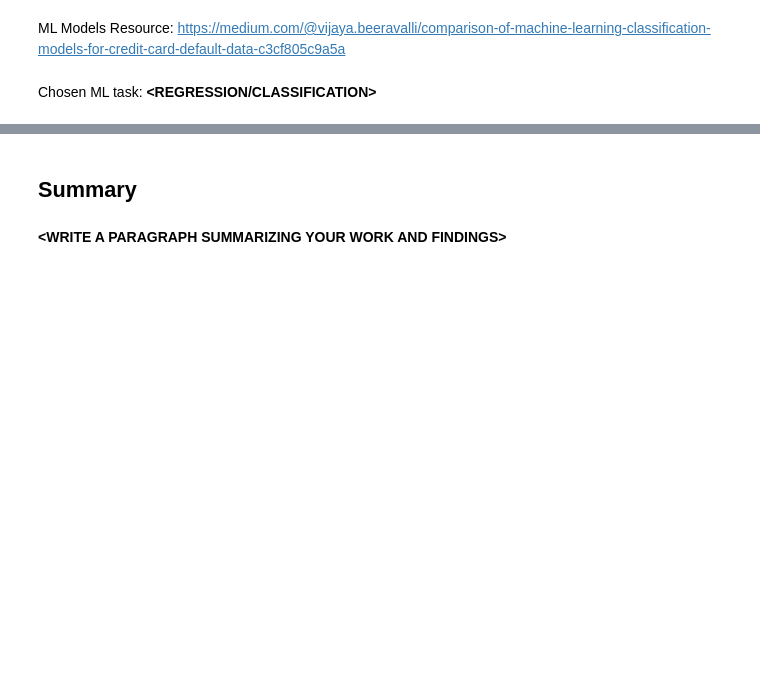
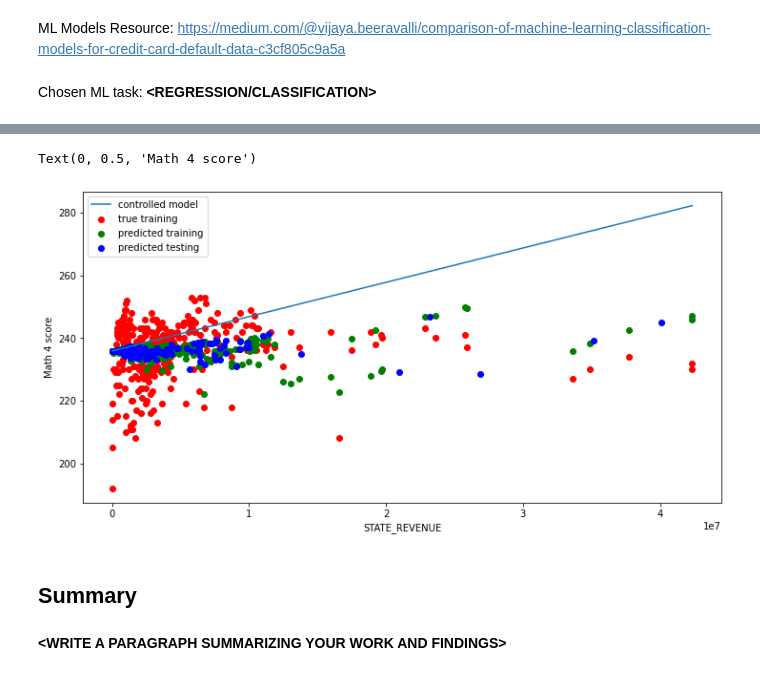
Before and after one commit to yglim0519/checkpoint1, a Jupyter notebook: checkpoint2/checkpoint2.ipynb, the cells around one changed output, grey strips where cells are left out. Cells and saved outputs as stored; diff of their text form; code cells hidden in the pictures; blank space fills up the shorter version.

```diff
--- a/checkpoint2/checkpoint2.ipynb
+++ b/checkpoint2/checkpoint2.ipynb
@@ -86,6 +326,9 @@ y = ??
+# %%
+X = df[['STATE_REVENUE','GRAD_4']].dropna()
+y = df.loc[X.index]['AVG_MATH_4_SCORE']
 # %%
 X_train, X_test, y_train, y_test = train_test_split(
-     X, y, test_size=??, random_state=0)
+     X, y, test_size=0.3, random_state=0)
 # %% [markdown]
 <h2> Prediction </h2>
 # %% [markdown]
@@ -97,5 +341,5 @@ Chosen ML task: **<REGRESSION/CLASSIFICATION>**
 # %%
 # create your model here
-model =
+model = LinearRegression()
 # %%
 model.fit(X_train, y_train)
@@ -110,25 +380,28 @@ plot_confusion_matrix(model, X_test, y_test,
 # %%
 # FOR REGRESSION ONLY: (pick a single column to visualize results)
 
 # Results from this graph _should not_ be used as a part of your results -- it is just here to help with intuition.
 # Instead, look at the error values and individual intercepts.
 
 
-col_name = ??
+col_name = 'STATE_REVENUE'
 col_index = X_train.columns.get_loc(col_name)
 
 f = plt.figure(figsize=(12,6))
 plt.scatter(X_train[col_name], y_train, color = "red")
 plt.scatter(X_train[col_name], model.predict(X_train), color = "green")
 plt.scatter(X_test[col_name], model.predict(X_test), color = "blue")
 
 new_x = np.linspace(X_train[col_name].min(),X_train[col_name].max(),200)
 intercept = model.predict([X_train.sort_values(col_name).iloc[0]]) - X_train[col_name].min()*model.coef_[col_index]
 plt.plot(new_x, intercept+new_x*model.coef_[col_index])
 
 plt.legend(['controlled model','true training','predicted training','predicted testing'])
 plt.xlabel(col_name)
-plt.ylabel(??)
+plt.ylabel('Math 4 score')
+# %% [output]
+Text(0, 0.5, 'Math 4 score')
+[figure, added]
 # %% [markdown]
 <h2> Summary </h2>
 # %% [markdown]
```
Also changed, not shown: parts of 46 cells of this notebook.
